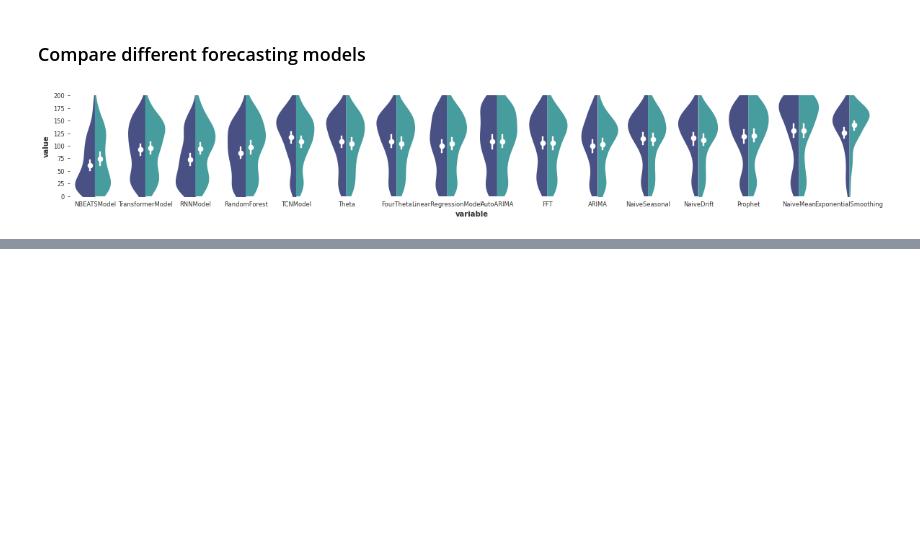
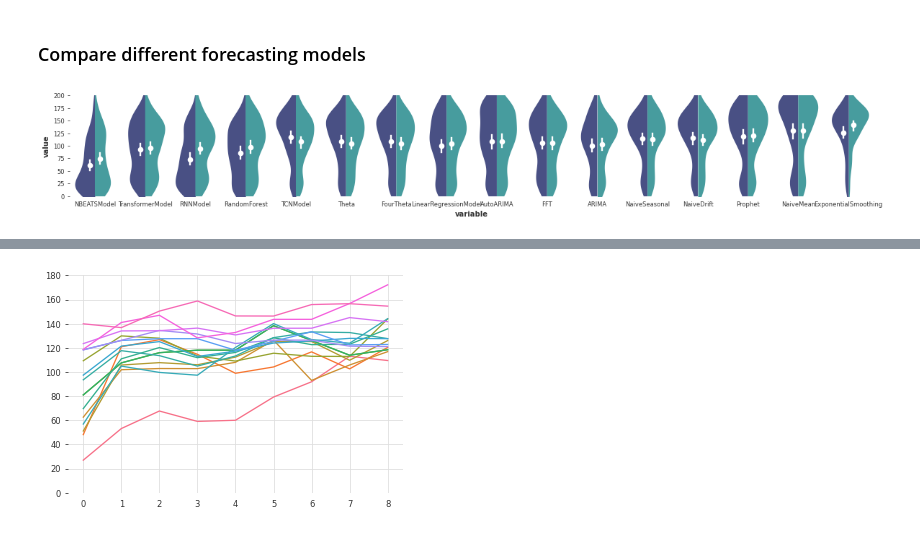
Before and after one commit to williamgilpin/dysts, a Jupyter notebook: benchmarks/figure_forecasting_benchmarks_figures.ipynb, the cells around one changed output, grey strips where cells are left out. Saved outputs shown, nothing was run; the diff lists cells and outputs as text; code cells hidden in the pictures; blank space fills up the shorter version.

```diff
--- a/benchmarks/figure_forecasting_benchmarks_figures.ipynb
+++ b/benchmarks/figure_forecasting_benchmarks_figures.ipynb
@@ -379,0 +476,25 @@ ax.tick_params(axis='both', which='both', length=0)
+# %%
+prop_name = "correlation_dimension"
+prop_name = "maximum_lyapunov_estimated"
+prop_name = "multiscale_entropy"
+
+all_vals = list()
+vals = np.array(all_properties[prop_name])
+
+all_windows = list(zip(10 * np.arange(9), 10 * np.arange(2, 11)))
+
+for window in all_windows:
+    sel_inds = all_properties[prop_name][
+        all_properties[prop_name].between(
+            np.percentile(vals, window[0]), np.percentile(vals, window[1])
+        )
+    ].index
+    all_vals.append(results_reduced[sel_inds].median(axis=1))
+
+plt.figure()
+for clr, row in zip(color_list, np.array(all_vals).T):
+    plt.plot(row, color=clr)
+plt.ylim([0, 180])
+dg.better_savefig("../private_writing/fig_resources/" + prop_name + "_ranks.png", dpi=600)
+# %% [output]
+[figure, added]
```
Also changed, not shown: parts of 12 cells of this notebook.
